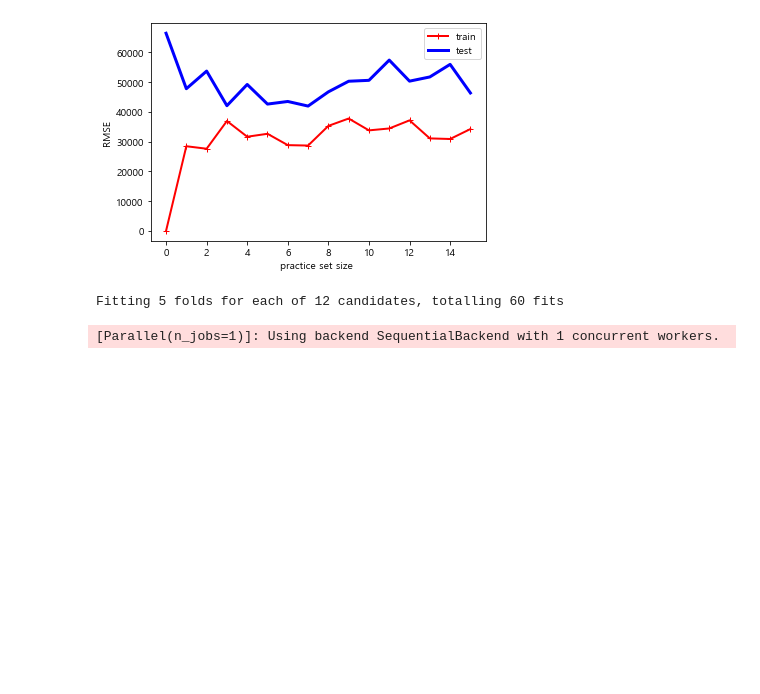
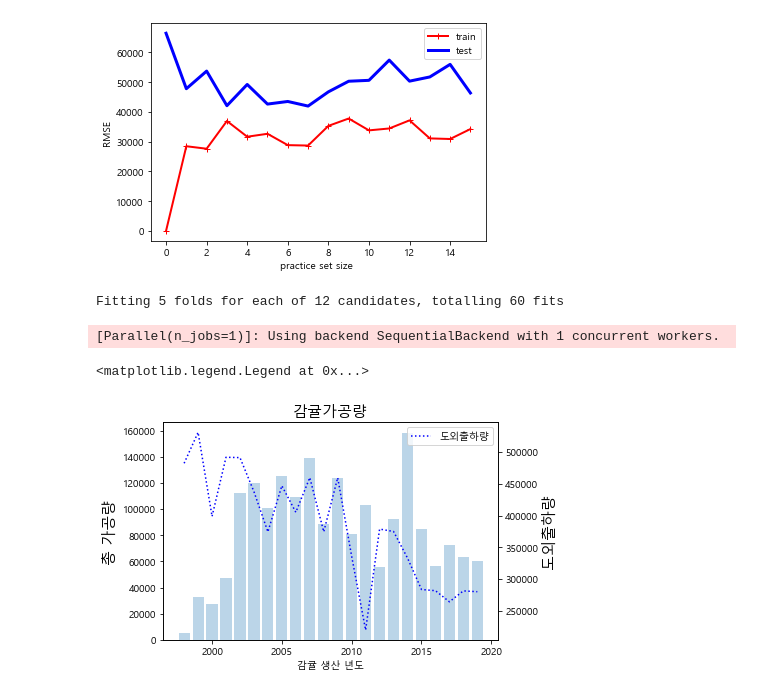
Before and after one commit to Joonyeong97/Python_study, a Jupyter notebook: Python/script/1_project/1_project2.ipynb, the cells around one changed output. Saved outputs shown, nothing was run; the diff lists cells and outputs as text; code cells hidden in the pictures; blank space fills up the shorter version.

```diff
--- a/Python/script/1_project/1_project2.ipynb
+++ b/Python/script/1_project/1_project2.ipynb
@@ -707,0 +711,22 @@ Fitting 5 folds for each of 12 candidates, totalling 60 fits
+# %%
+%matplotlib inline
+
+fig, ax0 =plt.subplots()
+ax1 = ax0.twinx()
+font1 = {'size' :15, 'color':'black'}
+font2 = {'size' :15, 'color':'black'}
+ax0.set_title("감귤가공량",fontdict=font1)
+ax0.bar(graph1_x, graph1_y, alpha=.3)
+ax0.set_ylabel("총 가공량",fontdict=font2)
+ax0.grid(False)
+
+ax1.plot(graph1_x,graph1_z,'b:')
+ax1.set_ylabel("도외출하량",fontdict=font2)
+ax1.grid(False)
+
+
+ax0.set_xlabel("감귤 생산 년도")
+plt.legend(['도외출하량'])
+# %% [output]
+<matplotlib.legend.Legend at 0x...>
+[figure, added]
```
Also changed, not shown: parts of 20 cells of this notebook, 7 other files.
